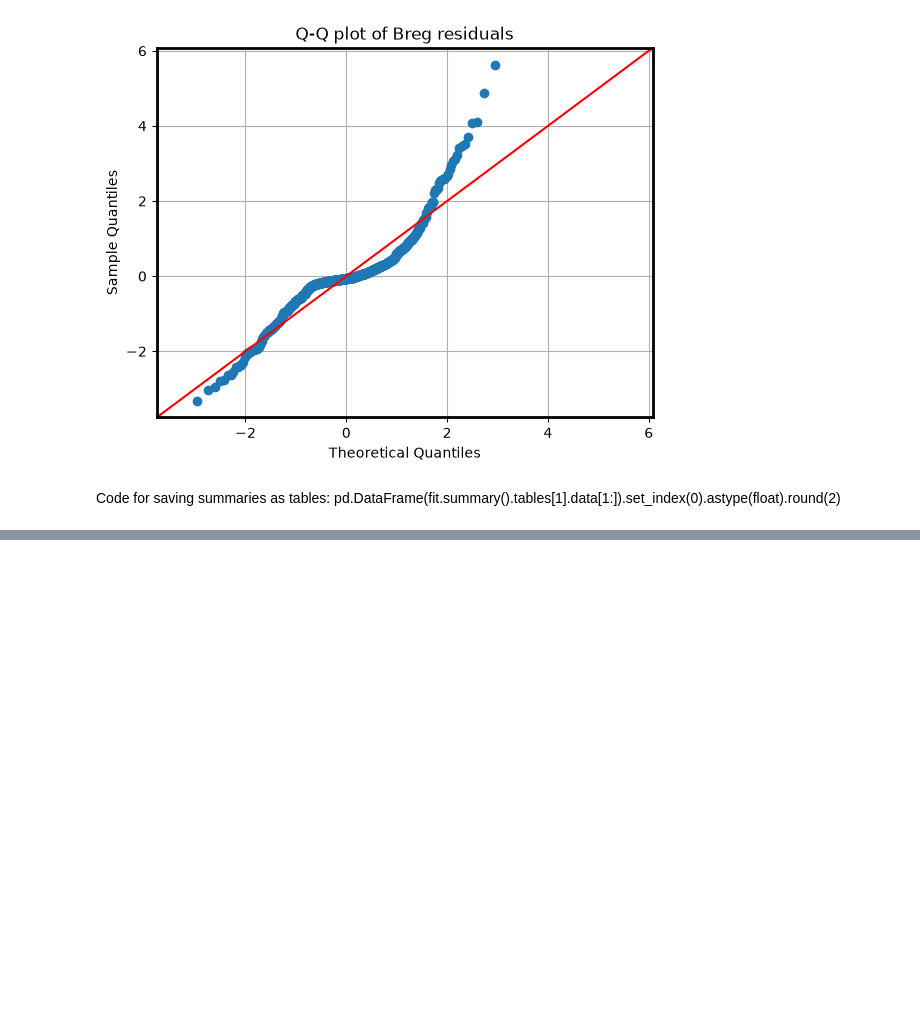
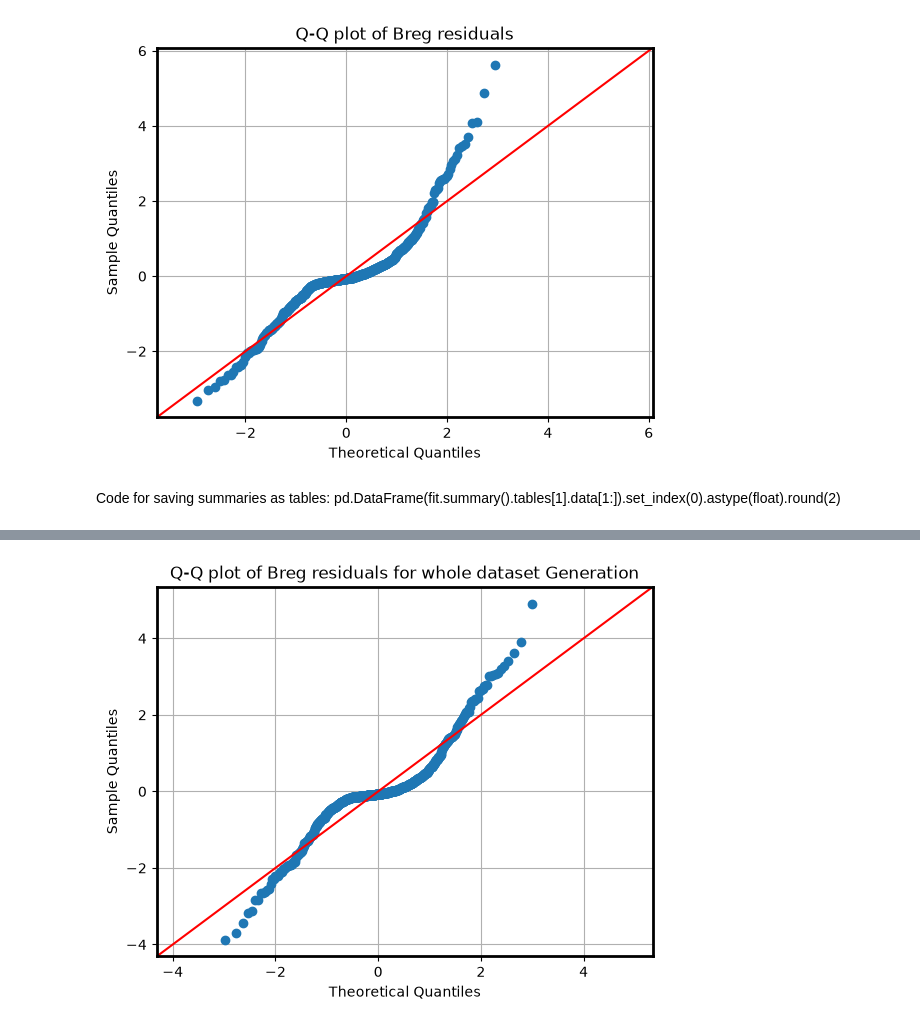
Before and after one commit to JoakimHaraldsvik/Germination, a Jupyter notebook: Germination_2025.ipynb, the cells around one changed output, grey strips where cells are left out. Saved outputs shown, nothing was run; the diff lists cells and outputs as text; code cells hidden in the pictures; blank space fills up the shorter version.

```diff
--- a/Germination_2025.ipynb
+++ b/Germination_2025.ipynb
@@ -1276,0 +1431,10 @@ Code for saving summaries as tables:
+# %%
+#Plotting Q-Q plot for Whole_Generation_Breg
+#making standerised residuas
+residual_breg_std_generation = Whole_Generation_Breg.resid / residuals_breg_generation.std()
+
+sm.qqplot(residual_breg_std_generation, line="45")
+plt.title("Q-Q plot of Breg residuals for whole dataset Generation")
+plt.show()
+# %% [output]
+[figure, added]
```
Also changed, not shown: parts of 18 cells of this notebook.
